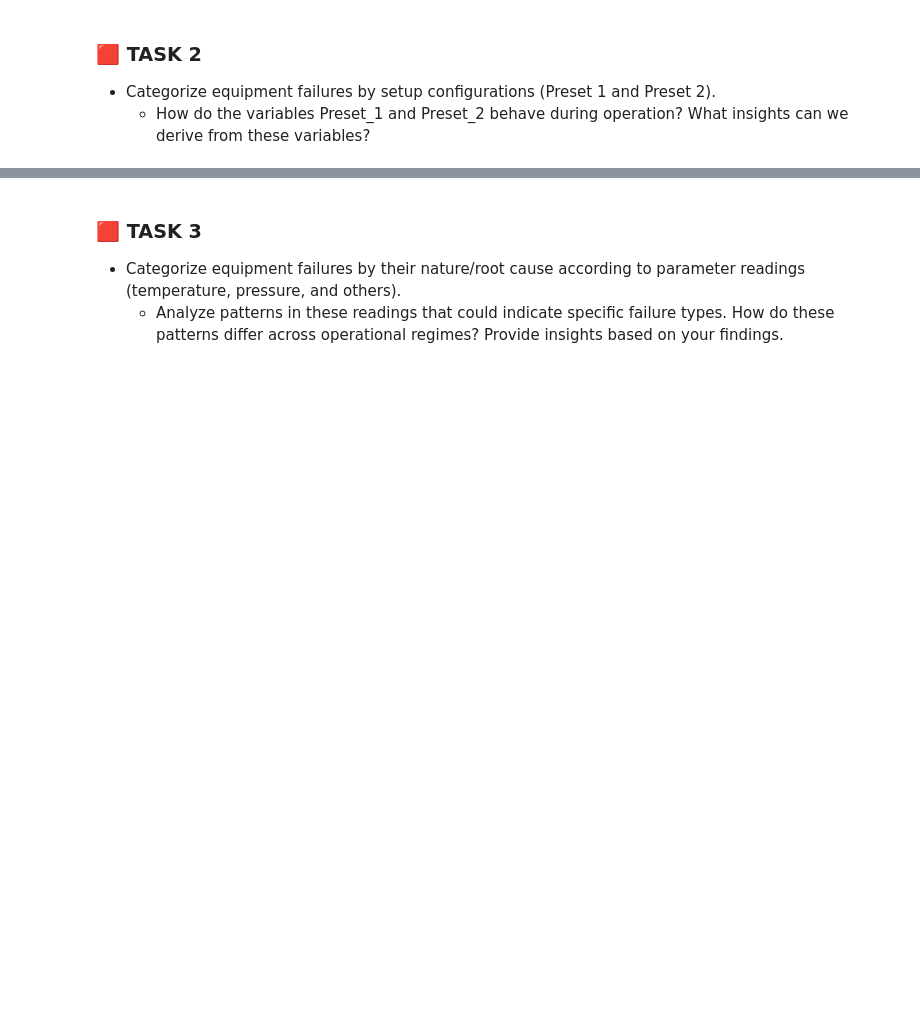
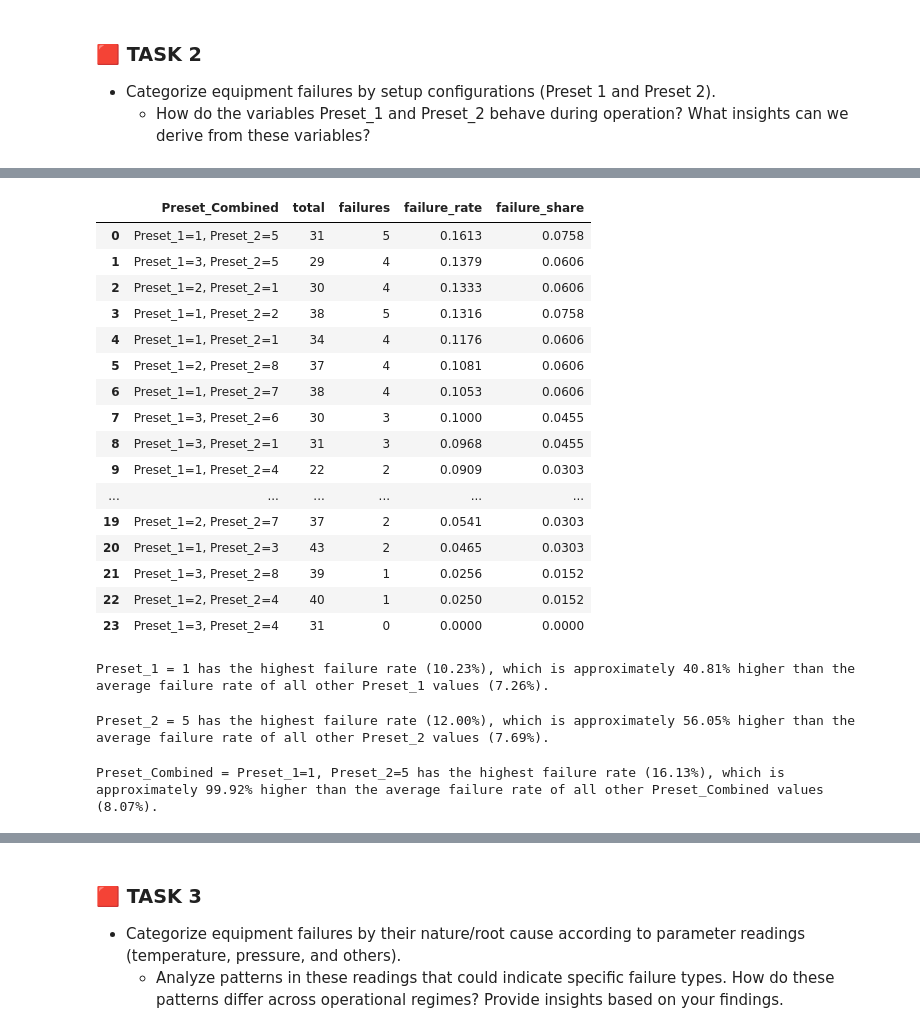
Before and after one commit to luizoaf/shape, a Jupyter notebook: luiz_alves_teste_shape.ipynb, the cells around one changed output, grey strips where cells are left out. Saved outputs shown, nothing was run; the diff lists cells and outputs as text; code cells hidden in the pictures; blank space fills up the shorter version.

```diff
--- a/luiz_alves_teste_shape.ipynb
+++ b/luiz_alves_teste_shape.ipynb
@@ -115,3 +125,29 @@ Number of resolved equipment failures: 9
 ### **🟥 TASK 2**
 - Categorize equipment failures by setup configurations (Preset 1 and Preset 2).
     - How do the variables Preset_1 and Preset_2 behave during operation? What insights can we derive from these variables?
+# %%
+# Calculates failure rate and share of failures for a categorical column
+def analyze_failure_rate(df: pd.DataFrame, column: str) -> pd.DataFrame:
+    total = df[column].value_counts().rename("total")
+    failures = df[df["Fail"] == 1][column].value_counts().rename("failures")
+    result = pd.concat([total, failures], axis=1).fillna(0)
+    result["failures"] = result["failures"].astype(int)
+    result["failure_rate"] = (result["failures"] / result["total"]).round(4)
+    # Share of total failures
+    result["failure_share"] = (
+        result["failures"] / result["failures"].sum()
+    ).round(4)
+    result = (
+        result.sort_values("failure_rate", ascending=False)
+        .reset_index()
+        .rename(columns={"index": column})
+    )
+    return result
+
+# Individual analysis for each preset
+table_preset_1 = analyze_failure_rate(df, "Preset_1")
+table_preset_2 = analyze_failure_rate(df, "Preset_2")
+
+# Combined analysis for both presets
+df["Preset_Combined"] = "Preset_1=" + df["Preset_1"].astype(str) + ", Preset_2=" + df["Preset_2"].astype(str)
+table_combined = analyze_failure_rate(df, "Preset_Combined")
@@ -117,0 +173,20 @@ Number of resolved equipment failures: 9
+# %%
+table_combined
+# %% [output]
+|  | Preset_Combined | total | failures | failure_rate | failure_share |
+| 0 | Preset_1=1, Preset_2=5 | 31 | 5 | 0.1613 | 0.0758 |
+| 1 | Preset_1=3, Preset_2=5 | 29 | 4 | 0.1379 | 0.0606 |
+| 2 | Preset_1=2, Preset_2=1 | 30 | 4 | 0.1333 | 0.0606 |
+| 3 | Preset_1=1, Preset_2=2 | 38 | 5 | 0.1316 | 0.0758 |
+| 4 | Preset_1=1, Preset_2=1 | 34 | 4 | 0.1176 | 0.0606 |
+| 5 | Preset_1=2, Preset_2=8 | 37 | 4 | 0.1081 | 0.0606 |
+| 6 | Preset_1=1, Preset_2=7 | 38 | 4 | 0.1053 | 0.0606 |
+| 7 | Preset_1=3, Preset_2=6 | 30 | 3 | 0.1000 | 0.0455 |
+| 8 | Preset_1=3, Preset_2=1 | 31 | 3 | 0.0968 | 0.0455 |
+| 9 | Preset_1=1, Preset_2=4 | 22 | 2 | 0.0909 | 0.0303 |
+| ... | ... | ... | ... | ... | ... |
+| 19 | Preset_1=2, Preset_2=7 | 37 | 2 | 0.0541 | 0.0303 |
+| 20 | Preset_1=1, Preset_2=3 | 43 | 2 | 0.0465 | 0.0303 |
+| 21 | Preset_1=3, Preset_2=8 | 39 | 1 | 0.0256 | 0.0152 |
+| 22 | Preset_1=2, Preset_2=4 | 40 | 1 | 0.0250 | 0.0152 |
+| 23 | Preset_1=3, Preset_2=4 | 31 | 0 | 0.0000 | 0.0000 |
@@ -117,0 +206,13 @@ Number of resolved equipment failures: 9
+# %%
+compare_failure_rate_against_others(table_preset_1, "Preset_1", 1)
+# %% [output]
+Preset_1 = 1 has the highest failure rate (10.23%), which is approximately 40.81% higher than the average failure rate of all other Preset_1 values (7.26%).
+# %%
+compare_failure_rate_against_others(table_preset_2, "Preset_2", 5)
+# %% [output]
+Preset_2 = 5 has the highest failure rate (12.00%), which is approximately 56.05% higher than the average failure rate of all other Preset_2 values (7.69%).
+# %%
+target_value = table_combined.sort_values("failure_rate", ascending=False).iloc[0]["Preset_Combined"]
+compare_failure_rate_against_others(table_combined, "Preset_Combined", target_value)
+# %% [output]
+Preset_Combined = Preset_1=1, Preset_2=5 has the highest failure rate (16.13%), which is approximately 99.92% higher than the average failure rate of all other Preset_Combined values (8.07%).
```
Also changed, not shown: parts of 7 cells of this notebook.
